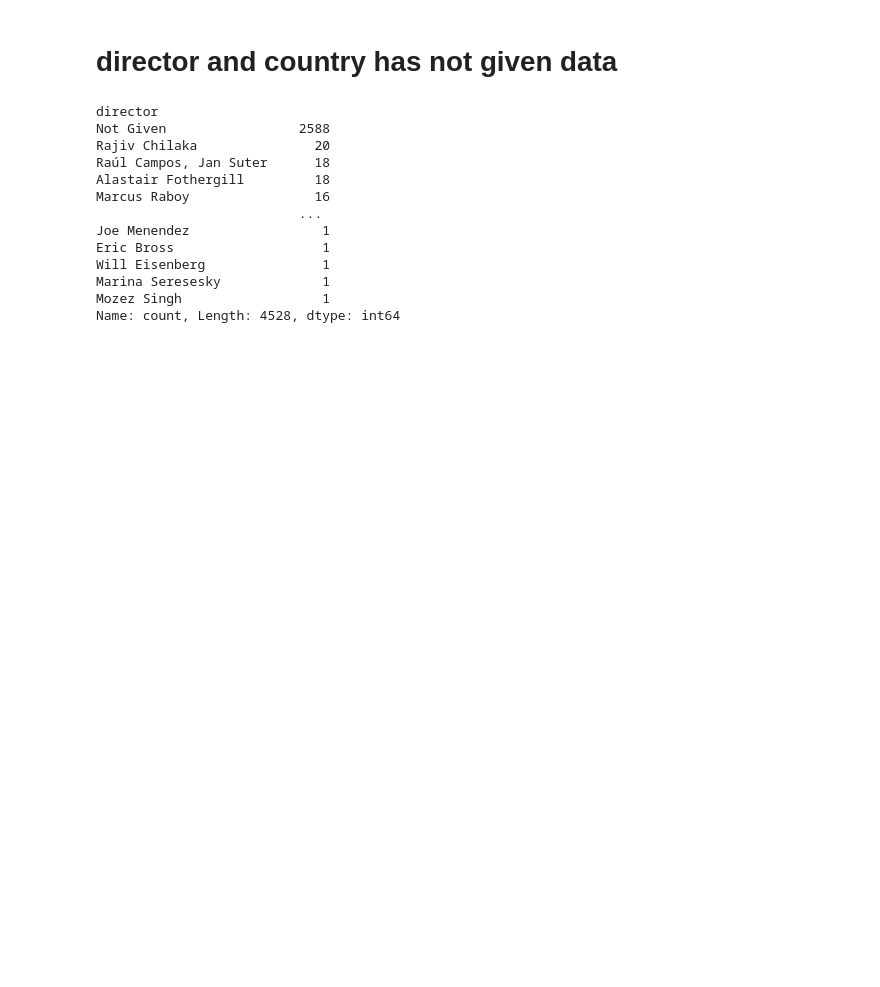
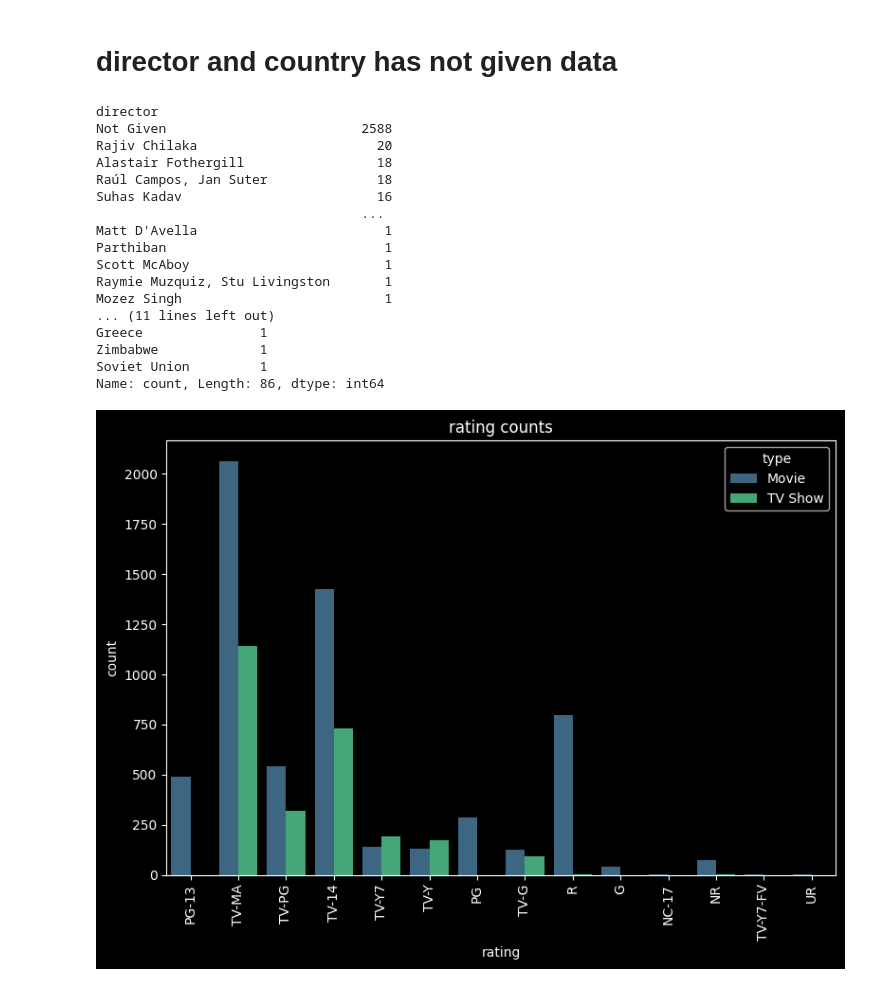
Before and after one commit to Bison619/Netflix_data_analysis, a Jupyter notebook: clean_and_analysis.ipynb, the cells around one changed output. Saved outputs shown, nothing was run; the diff lists cells and outputs as text; code cells hidden in the pictures; blank space fills up the shorter version.

```diff
--- a/clean_and_analysis.ipynb
+++ b/clean_and_analysis.ipynb
@@ -3,4 +3,7 @@ import numpy as np
 import pandas as pd
 import matplotlib.pyplot as plt
 import seaborn as sns
+
+
+plt.style.use('dark_background')
 # %%
@@ -59,4 +53,4 @@ Index(['show_id', 'type', 'title', 'director', 'country', 'date_added',
 # %%
-df.rename(columns= (lambda x : x.replace('listed_in','genre').replace('date_added','date')),inplace=True)
+df.rename(columns= (lambda x : x.replace('listed_in','genre').replace('date_added','date').replace('show_id','Seasons')),inplace=True)
+df['date'] = pd.to_datetime(df['date'])
+df = df.reset_index(drop=True)
-# %%
-df = df.sort_values(by='show_id', key=lambda x : x.str.extract('(\d+)')[0].astype(int))
@@ -74,18 +81,33 @@ df.head()
 # %% [markdown]
 # director and country has not given data
 # %%
-df['director'].value_counts()
+print(df['director'].value_counts())
+print('-'*20)
+print(df['country'].value_counts())
 # %% [output]
 director
-Not Given                 2588
-Rajiv Chilaka               20
-Raúl Campos, Jan Suter      18
-Alastair Fothergill         18
-Marcus Raboy                16
-                          ...
-Joe Menendez                 1
-Eric Bross                   1
-Will Eisenberg               1
-Marina Seresesky             1
-Mozez Singh                  1
-Name: count, Length: 4528, dtype: int64
+Not Given                         2588
+Rajiv Chilaka                       20
+Alastair Fothergill                 18
+Raúl Campos, Jan Suter              18
+Suhas Kadav                         16
+                                  ...
+Matt D'Avella                        1
+Parthiban                            1
+Scott McAboy                         1
+Raymie Muzquiz, Stu Livingston       1
+Mozez Singh                          1
+... (11 lines left out)
+Greece               1
+Zimbabwe             1
+Soviet Union         1
+Name: count, Length: 86, dtype: int64
+# %%
+plt.figure(figsize=(8,6))
+sns.countplot( x= df['rating'],  hue = df['type'], palette='viridis')
+plt.title('rating counts')
+plt.xticks(rotation = 90)
+plt.tight_layout()
+plt.show()
+# %% [output]
+[figure, added]
```
Also changed, not shown: parts of 9 cells of this notebook.
